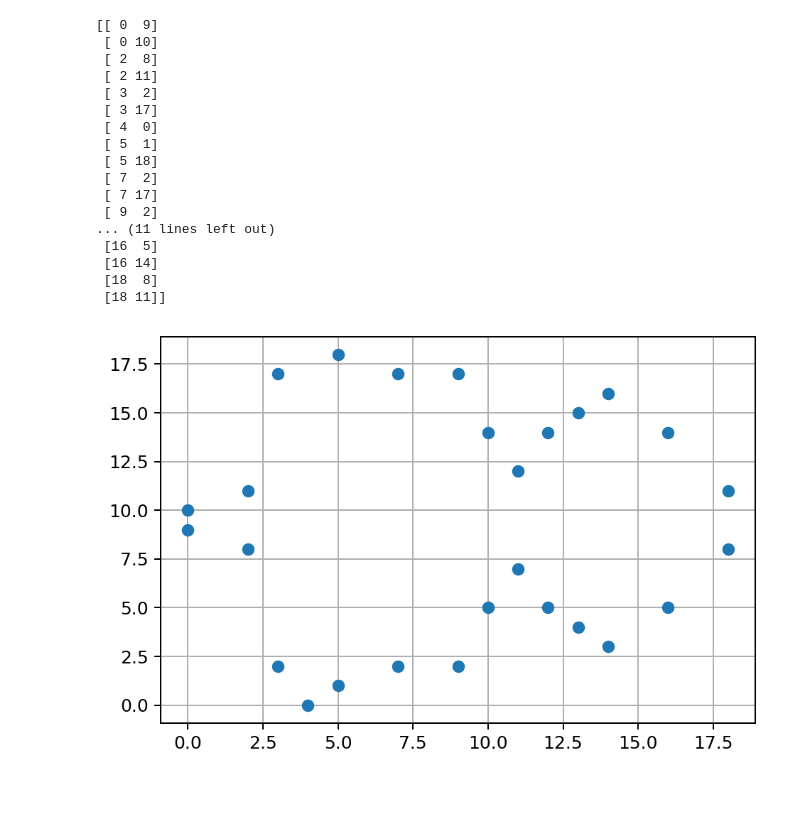
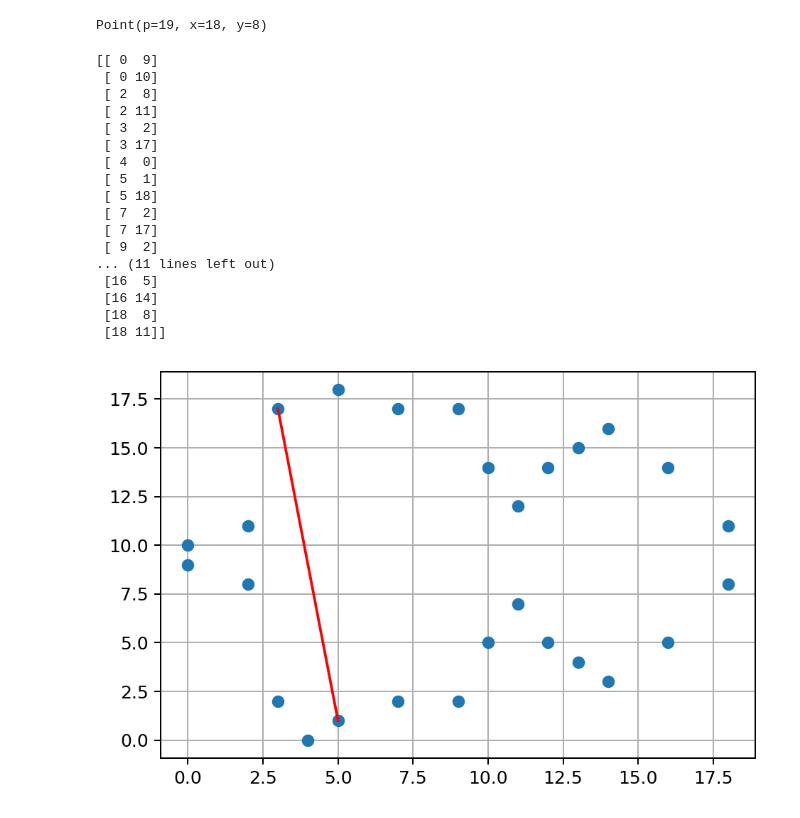
Before and after one commit to fangpenlin/elliptic-curve-explained, a Jupyter notebook: elliptic-curve-on-finite-field.ipynb, the cells around one changed output. Saved outputs shown, nothing was run; the diff lists cells and outputs as text; code cells hidden in the pictures.

Commit message:
Draw line

```diff
--- a/elliptic-curve-on-finite-field.ipynb
+++ b/elliptic-curve-on-finite-field.ipynb
@@ -76,7 +76,7 @@ class Point:
         y = slope * x + (self.y - slope * self.x)
         x %= self.p
         y %= self.p
-        return Point(p, x, -y)
+        return Point(self.p, x, -y)
 
     def double(self):
         slope = (3 * (self.x ** 2) + A) * inverse_of(2 * self.y, self.p)
@@ -84,7 +84,7 @@ class Point:
         y = slope * x + (self.y - slope * self.x)
         x %= self.p
         y %= self.p
-        return Point(p, x, -y)
+        return Point(self.p, x, -y)
 
     def oppsite(self):
         return Point(self.p, self.x, -self.y)
@@ -110,28 +110,8 @@ def plot_curve(p, a, b):
     fig, ax = plt.subplots()
     ax.scatter(points[:,0], points[:,1])
 
+
     ax.set_axisbelow(True)
     ax.grid()
 
-    plt.show()
+    return fig, ax
-# %%
-plot_curve(P, A, B)
-# %% [output]
-[[ 0  9]
- [ 0 10]
- [ 2  8]
- [ 2 11]
- [ 3  2]
- [ 3 17]
- [ 4  0]
- [ 5  1]
- [ 5 18]
- [ 7  2]
- [ 7 17]
- [ 9  2]
-... (11 lines left out)
- [16  5]
- [16 14]
- [18  8]
- [18 11]]
-[figure, removed]
@@ -139,0 +118,30 @@ p0 = Point(P, [10  5])
+# %%
+p0 = Point(P, 3, 17)
+p1 = Point(P, 5, 1)
+p2 = p0 + p1
+p2
+# %% [output]
+Point(p=19, x=18, y=8)
+# %%
+fig, ax = plot_curve(P, A, B)
+ax.add_line(mlines.Line2D([p0.x, p1.x], [p0.y, p1.y], color='r'))
+plt.show()
+# %% [output]
+[[ 0  9]
+ [ 0 10]
+ [ 2  8]
+ [ 2 11]
+ [ 3  2]
+ [ 3 17]
+ [ 4  0]
+ [ 5  1]
+ [ 5 18]
+ [ 7  2]
+ [ 7 17]
+ [ 9  2]
+... (11 lines left out)
+ [16  5]
+ [16 14]
+ [18  8]
+ [18 11]]
+[figure, added]
```
Also changed, not shown: parts of 1 cell of this notebook.
